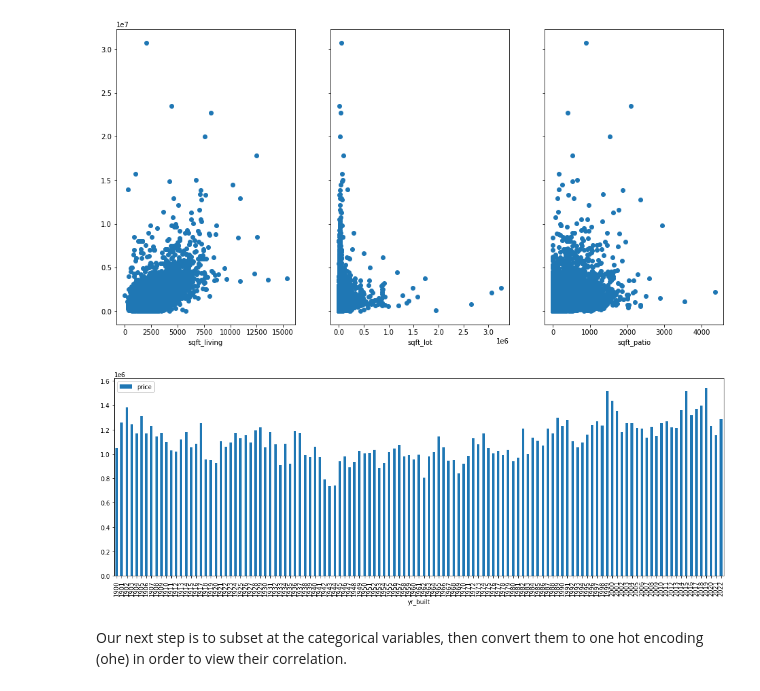
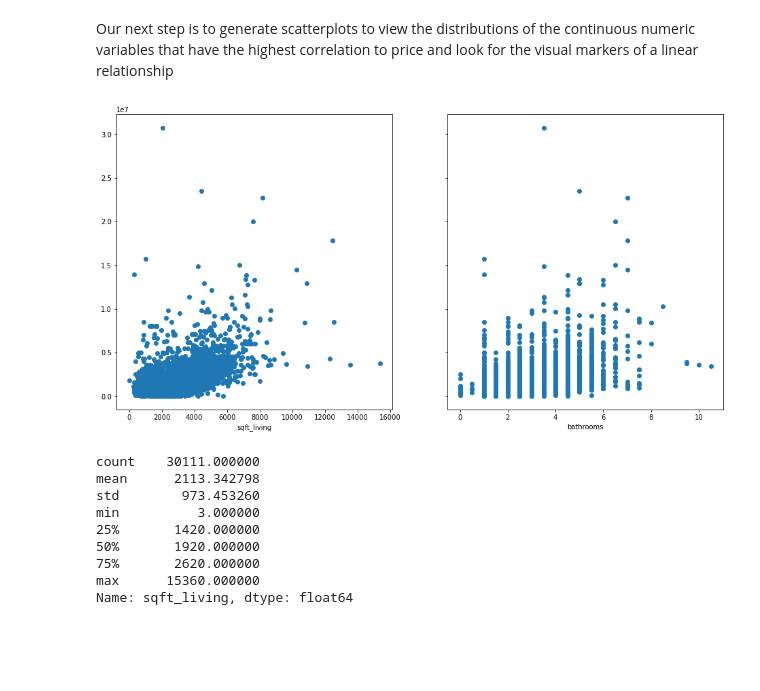
Before and after one commit to slowings/phase2-project, a Jupyter notebook: student.ipynb, the cells around one changed output. Saved outputs shown, nothing was run; the diff lists cells and outputs as text; code cells hidden in the pictures; blank space fills up the shorter version.

```diff
--- a/student.ipynb
+++ b/student.ipynb
@@ -165,0 +144,4 @@ kc_housing_subset_cn= df[['price','sqft_living', 'sqft_lot', 'sqft_patio']].copy
+# %%
+kc_subset_dn= df[['price','sqft_living',
+                  'bathrooms']]
+abs(kc_subset_dn.corr()["price"]).sort_values(ascending=False)
@@ -166,10 +165,12 @@ kc_housing_subset_cn= df[['price','sqft_living', 'sqft_lot', 'sqft_patio']].copy
+# %% [markdown]
+Our next step is to generate scatterplots to view the distributions of the continuous numeric variables that have the highest correlation to price and look for the visual markers of a linear relationship
 # %%
 # Visualize relationships between variables and price
-fig,axes= plt.subplots(ncols=3, figsize=(16,8), sharey=True)
+fig,axes= plt.subplots(ncols=2, figsize=(16,8), sharey=True)
 
-for i, c in enumerate(kc_housing_subset_cn.drop('price', axis=1).columns):
+for i, c in enumerate(kc_subset_dn.drop('price', axis=1).columns):
     ax=axes[i]
-    ax.scatter(kc_housing_subset_cn[c], kc_housing_subset_cn['price'])
+    ax.scatter(kc_subset_dn[c], kc_subset_dn['price'])
     ax.set_xlabel(c)
 # %% [output]
-[figure, old version]
+[figure, new version]
@@ -179,7 +176,0 @@ kc_housing_subset_dn= df[['price','yr_built', 'bedrooms', 'yr_renovated']].copy(
-# %%
-# Visualize relationships between variables and price
-fig, ax = plt.subplots(figsize=(18,6))
-kc_housing_subset_dn.groupby("yr_built").mean().plot.bar(y="price", ax=ax)
-plt.xticks(rotation='vertical');
-# %% [output]
-[figure, removed]
@@ -188,2 +177,12 @@ plt.xticks(rotation='vertical');
-# %% [markdown]
-Our next step is to subset at the categorical variables, then convert them to one hot encoding (ohe) in order to view their correlation.
+# %%
+df['sqft_living'].describe()
+# %% [output]
+count    30111.000000
+mean      2113.342798
+std        973.453260
+min          3.000000
+25%       1420.000000
+50%       1920.000000
+75%       2620.000000
+max      15360.000000
+Name: sqft_living, dtype: float64
```
Also changed, not shown: parts of 56 cells of this notebook.
